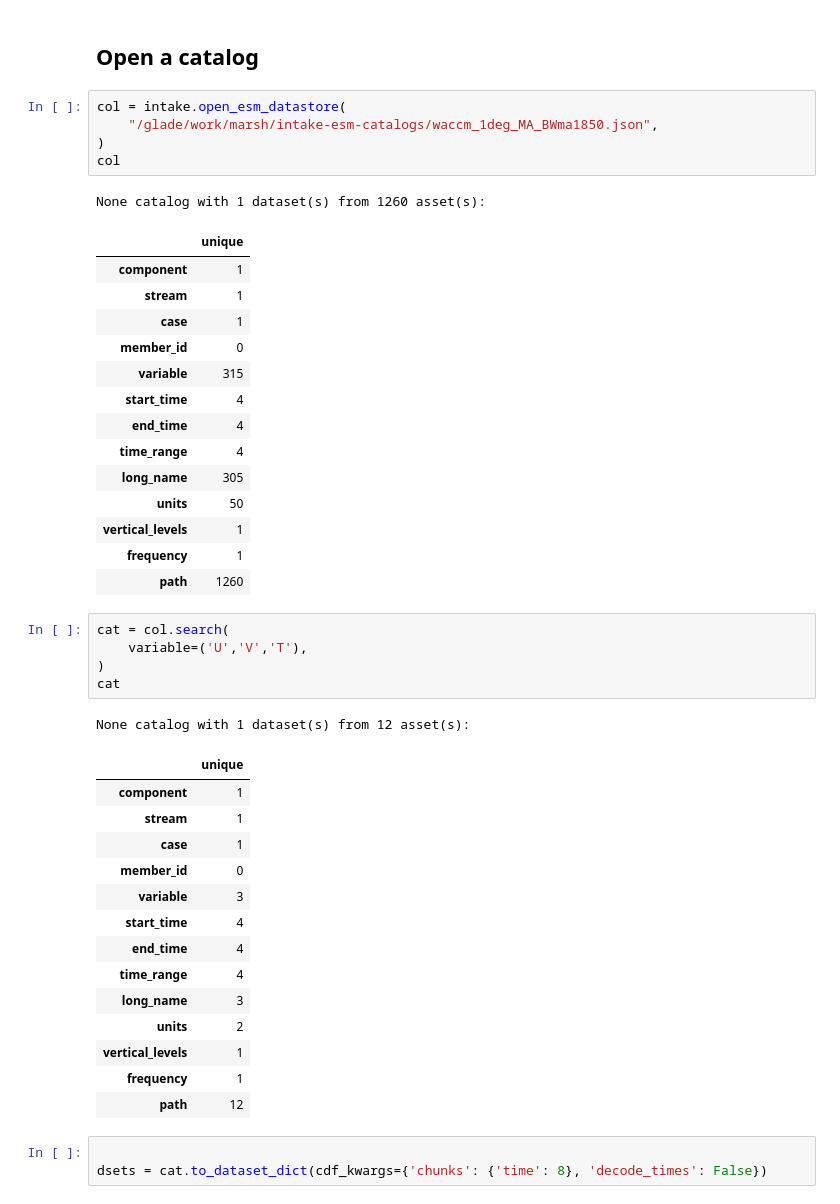
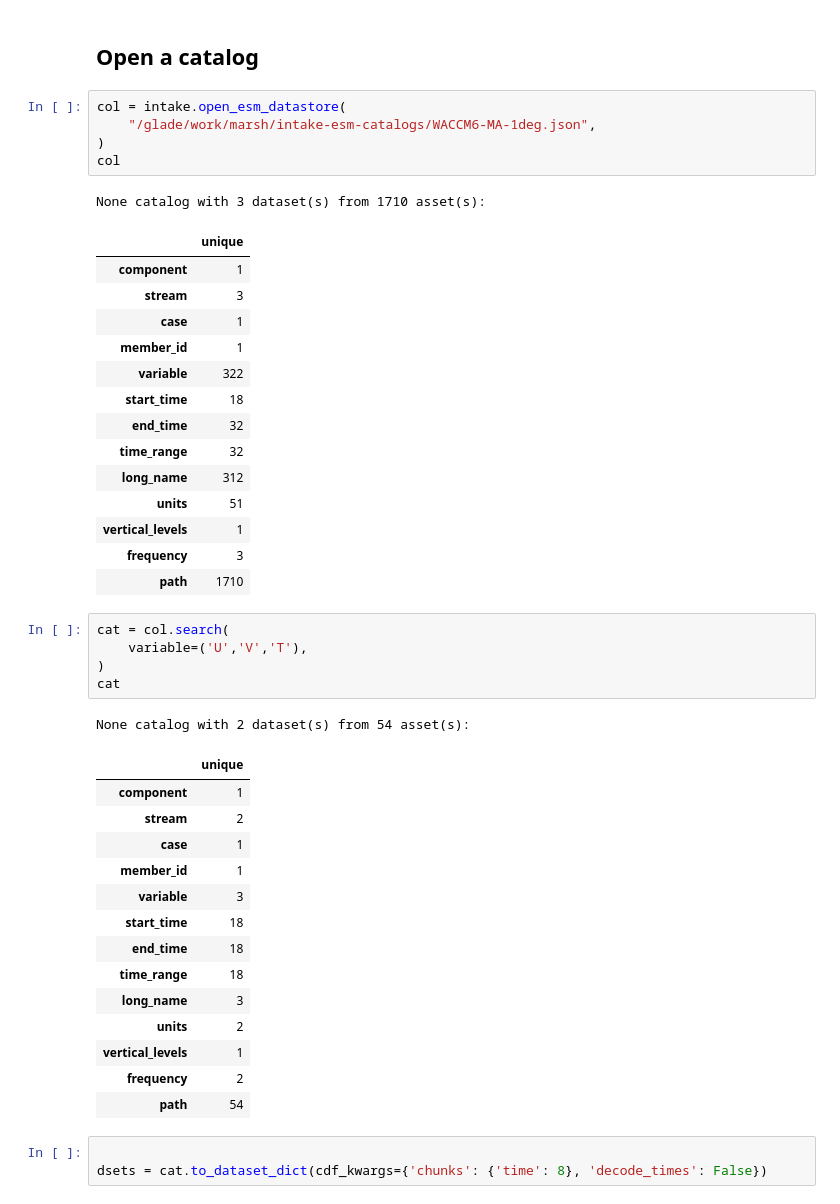
Before and after one commit to dan800/intake-esm, a Jupyter notebook: notebooks/read_catalog.ipynb, the cells around one changed output. Cells and saved outputs as stored; diff of their text form.

```diff
--- a/notebooks/read_catalog.ipynb
+++ b/notebooks/read_catalog.ipynb
@@ -58,46 +58,46 @@ client
 ## Open a catalog
 # %%
 col = intake.open_esm_datastore(
-    "/glade/work/marsh/intake-esm-catalogs/waccm_1deg_MA_BWma1850.json",
+    "/glade/work/marsh/intake-esm-catalogs/WACCM6-MA-1deg.json",
 )
 col
 # %% [output]
-None catalog with 1 dataset(s) from 1260 asset(s):
+None catalog with 3 dataset(s) from 1710 asset(s):
 |  | unique |
 | component | 1 |
-| stream | 1 |
+| stream | 3 |
 | case | 1 |
-| member_id | 0 |
-| variable | 315 |
-| start_time | 4 |
-| end_time | 4 |
-| time_range | 4 |
-| long_name | 305 |
-| units | 50 |
+| member_id | 1 |
+| variable | 322 |
+| start_time | 18 |
+| end_time | 32 |
+| time_range | 32 |
+| long_name | 312 |
+| units | 51 |
 | vertical_levels | 1 |
-| frequency | 1 |
-| path | 1260 |
+| frequency | 3 |
+| path | 1710 |
 # %%
 cat = col.search(
     variable=('U','V','T'),
 )
 cat
 # %% [output]
-None catalog with 1 dataset(s) from 12 asset(s):
+None catalog with 2 dataset(s) from 54 asset(s):
 |  | unique |
 | component | 1 |
-| stream | 1 |
+| stream | 2 |
 | case | 1 |
-| member_id | 0 |
+| member_id | 1 |
 | variable | 3 |
-| start_time | 4 |
-| end_time | 4 |
-| time_range | 4 |
+| start_time | 18 |
+| end_time | 18 |
+| time_range | 18 |
 | long_name | 3 |
 | units | 2 |
 | vertical_levels | 1 |
-| frequency | 1 |
-| path | 12 |
+| frequency | 2 |
+| path | 54 |
 # %%
 
 dsets = cat.to_dataset_dict(cdf_kwargs={'chunks': {'time': 8}, 'decode_times': False})
```
Also changed, not shown: parts of 9 cells of this notebook, 1 other file.
